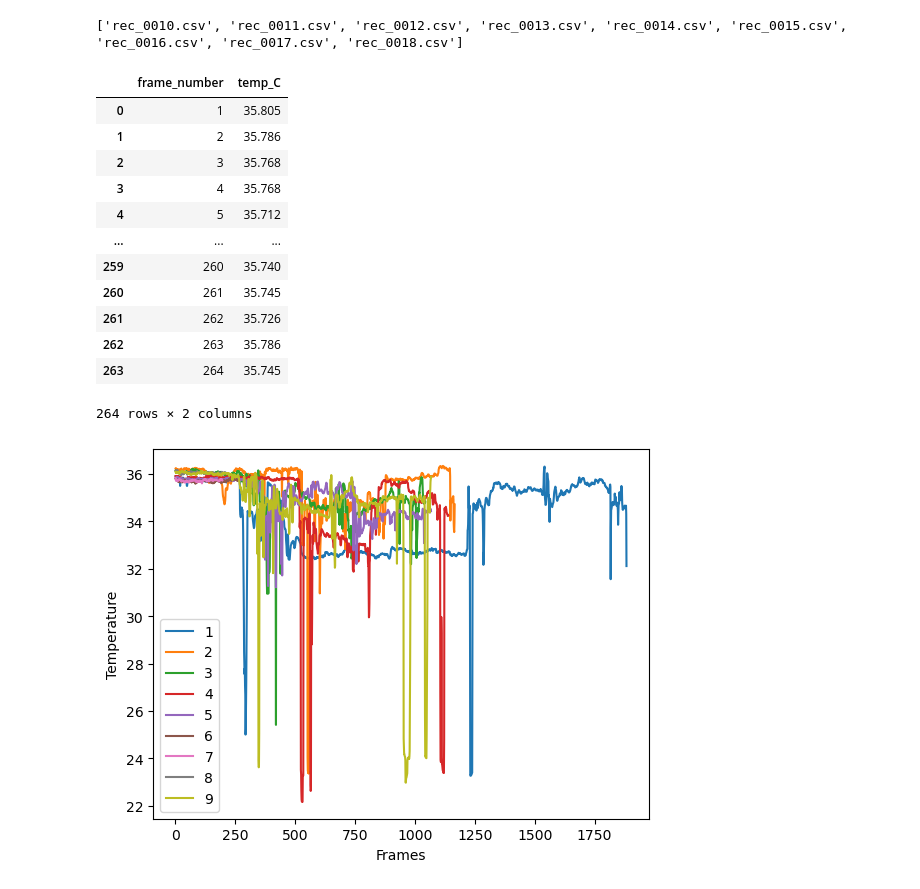
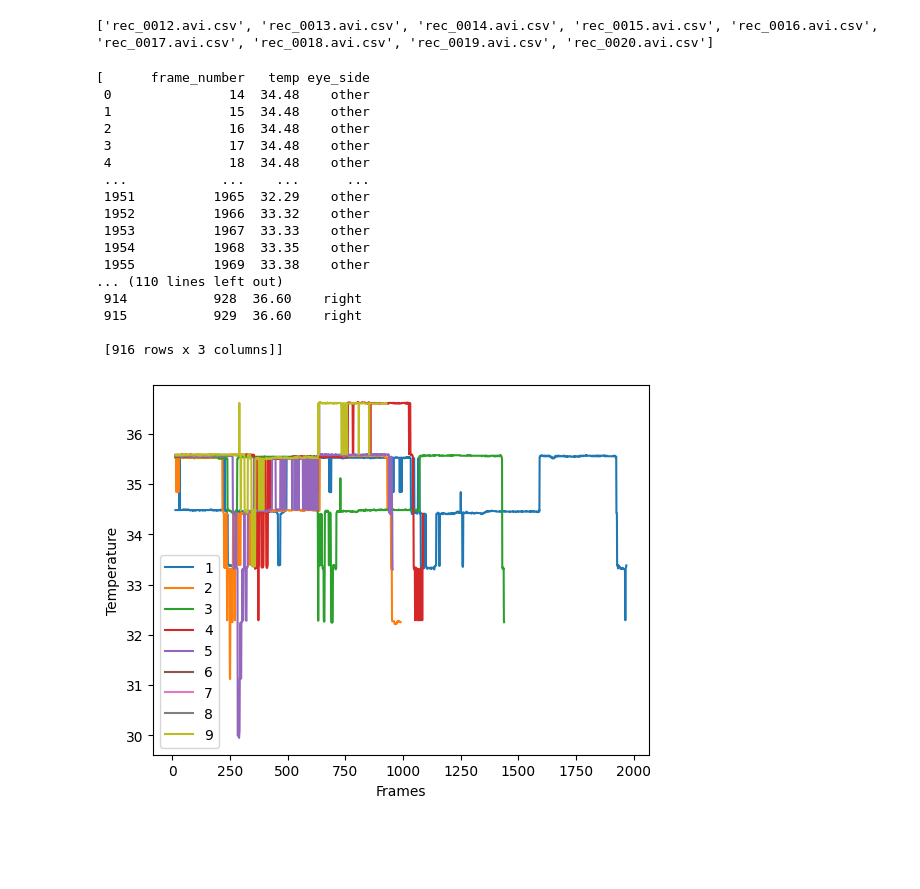
Before and after one commit to manaspalaparthi/Hyper_t, a Jupyter notebook: notebooks/high_res_infrared_processing.ipynb, the cells around one changed output. Cells and saved outputs as stored; diff of their text form; code cells hidden in the pictures; blank space fills up the shorter version.

```diff
--- a/notebooks/high_res_infrared_processing.ipynb
+++ b/notebooks/high_res_infrared_processing.ipynb
@@ -25,30 +33,73 @@ def filter_tempdata(dataframe):
 
     return temp_data
+# %%
+def convert_string_to_float(my_string):
+    return float("%s.%s" % (my_string[:2], my_string[1:]))
+
+def filter_tempdata(dataframe):
+    temp_data = dataframe[12:]
+
+    # change the column names
+    temp_data.columns = ['frame_number', 'temp', 'confidence','eye_side']
+
+    # reset index
+    temp_data = temp_data.reset_index(drop=True)
+
+    temp_data["frame_number"] = temp_data["frame_number"].astype(int)
+
+    # remove last column
+    temp_data = temp_data.drop(columns=['confidence'])
+
+    # remove missing rows
+    temp_data['temp'] = temp_data["temp"].fillna(0)
+
+    #convert temp to float for unifomity
+    temp_data['temp'] = temp_data['temp'].astype(str)
+
+    #remove "." decimals
+    temp_data['temp'] = temp_data["temp"].str.replace(".", "")
+
+    # remove missing rows
+    temp_data['temp'] = temp_data["temp"].replace("na", 0)
+
+    # convert back to float with 1 decimal point
+    temp_data['temp'] = temp_data["temp"].apply(convert_string_to_float)
+
+    # replace 0 with average
+    avg = temp_data["temp"].replace(0, np.nan).mean()
+
+    temp_data['temp'] = temp_data["temp"].replace(0, avg)
+
+    return temp_data
 # %%
-file_path = "../HYP_T_Data_Files/OneDrive_2023-01-15 (1)/All participants/High Res Thermal Camera/HYT10/"
+file_path = "../HYP_T_Data_Files/OneDrive_2023-01-15 (1)/All participants/High Res Thermal Camera/video_files/h6/"
 arr = os.listdir(file_path)
 # %%
 files = [file for file in arr if file.endswith('.csv')]
 print(files)
 # %% [output]
-['rec_0010.csv', 'rec_0011.csv', 'rec_0012.csv', 'rec_0013.csv', 'rec_0014.csv', 'rec_0015.csv', 'rec_0016.csv', 'rec_0017.csv', 'rec_0018.csv']
+['rec_0012.avi.csv', 'rec_0013.avi.csv', 'rec_0014.avi.csv', 'rec_0015.avi.csv', 'rec_0016.avi.csv', 'rec_0017.avi.csv', 'rec_0018.avi.csv', 'rec_0019.avi.csv', 'rec_0020.avi.csv']
 # %%
 data = list()
 for i in files:
     data.append(filter_tempdata(pd.read_csv(file_path+i)))
 # %%
-data[5]
+data
 # %% [output]
-|  | frame_number | temp_C |
-| 0 | 1 | 35.805 |
-| 1 | 2 | 35.786 |
-| 2 | 3 | 35.768 |
-| 3 | 4 | 35.768 |
-| 4 | 5 | 35.712 |
-| ... | ... | ... |
-| 259 | 260 | 35.740 |
-| 260 | 261 | 35.745 |
-| 261 | 262 | 35.726 |
-| 262 | 263 | 35.786 |
-| 263 | 264 | 35.745 |
-264 rows × 2 columns
+[      frame_number   temp eye_side
+ 0               14  34.48    other
+ 1               15  34.48    other
+ 2               16  34.48    other
+ 3               17  34.48    other
+ 4               18  34.48    other
+ ...            ...    ...      ...
+ 1951          1965  32.29    other
+ 1952          1966  33.32    other
+ 1953          1967  33.33    other
+ 1954          1968  33.35    other
+ 1955          1969  33.38    other
+... (110 lines left out)
+ 914           928  36.60    right
+ 915           929  36.60    right
+
+ [916 rows x 3 columns]]
@@ -58,12 +106,12 @@ df = pd.concat([x["temp_C"] for x in data], axis=1)
 # %%
 stage = 0
 for i in data:
-    plt.plot(i["frame_number"],i['temp_C'], label= stage+1)
+    plt.plot(i["frame_number"],i['temp'], label= stage+1)
     stage = stage +1
 
 plt.legend()
 plt.xlabel("Frames")
 plt.ylabel("Temperature")
 plt.show()
 # %% [output]
-[figure, old version]
+[figure, new version]
```
Also changed, not shown: parts of 4 cells of this notebook, 56 other files.
